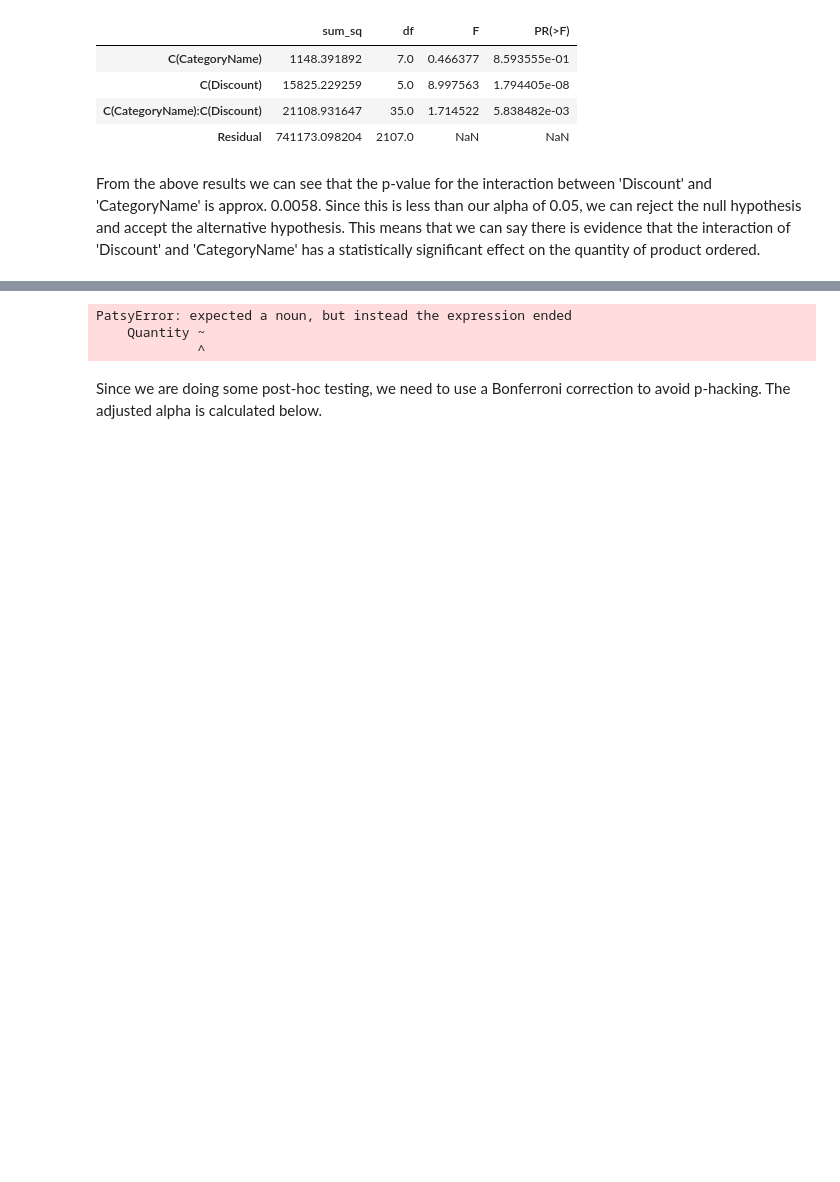
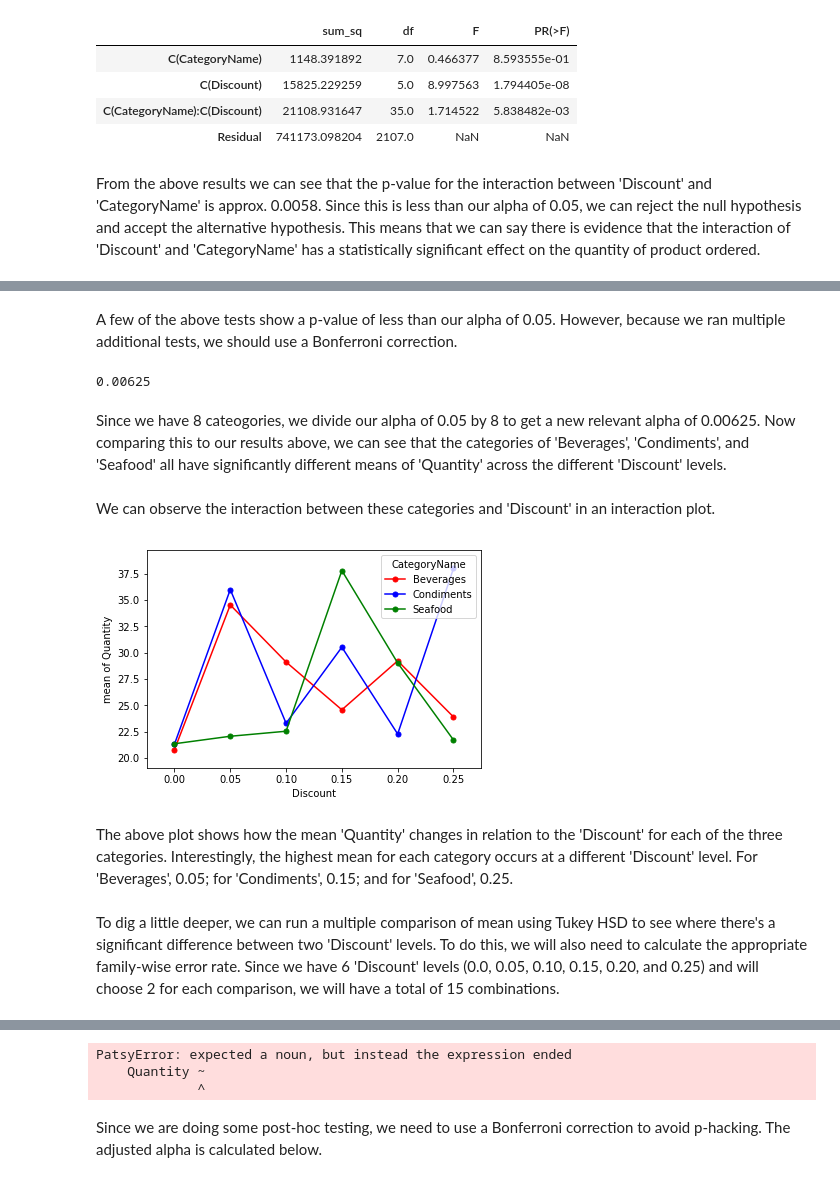
Before and after one commit to matthewsparr/Northwind-Database-Hypothesis-Testing, a Jupyter notebook: project.ipynb, the cells around one changed output, grey strips where cells are left out. Cells and saved outputs as stored; diff of their text form; code cells hidden in the pictures; blank space fills up the shorter version.

```diff
--- a/project.ipynb
+++ b/project.ipynb
@@ -266,0 +294,25 @@ We can do some additional analysis to look at each category individually to see
+# %% [markdown]
+A few of the above tests show a p-value of less than our alpha of 0.05. However, because we ran multiple additional tests, we should use a Bonferroni correction.
+# %%
+k = len(q2_data['CategoryName'].unique())
+alpha = 0.05
+bon_alpha = alpha/k
+bon_alpha
+# %% [output]
+0.00625
+# %% [markdown]
+Since we have 8 cateogories, we divide our alpha of 0.05 by 8 to get a new relevant alpha of 0.00625. Now comparing this to our results above, we can see that the categories of 'Beverages', 'Condiments', and 'Seafood' all have significantly different means of 'Quantity' across the different 'Discount' levels.
+# %% [markdown]
+We can observe the interaction between these categories and 'Discount' in an interaction plot.
+# %%
+from statsmodels.graphics.factorplots import interaction_plot
+q2_data_a = q2_data[(q2_data['CategoryName'] == 'Beverages') | (q2_data['CategoryName'] == 'Condiments')
+                    | (q2_data['CategoryName'] == 'Seafood')]
+fig = interaction_plot(q2_data_a['Discount'],q2_data_a['CategoryName'],q2_data_a['Quantity'],
+                       colors = ['red', 'blue', 'green'], ms=10)
+# %% [output]
+[figure, added]
+# %% [markdown]
+The above plot shows how the mean 'Quantity' changes in relation to the 'Discount' for each of the three categories. Interestingly, the highest mean for each category occurs at a different 'Discount' level. For 'Beverages', 0.05; for 'Condiments', 0.15; and for 'Seafood', 0.25.
+# %% [markdown]
+To dig a little deeper, we can run a multiple comparison of mean using Tukey HSD to see where there's a significant difference between two 'Discount' levels. To do this, we will also need to calculate the appropriate family-wise error rate. Since we have 6 'Discount' levels (0.0, 0.05, 0.10, 0.15, 0.20, and 0.25) and will choose 2 for each comparison, we will have a total of 15 combinations.
```
Also changed, not shown: parts of 13 cells of this notebook.
